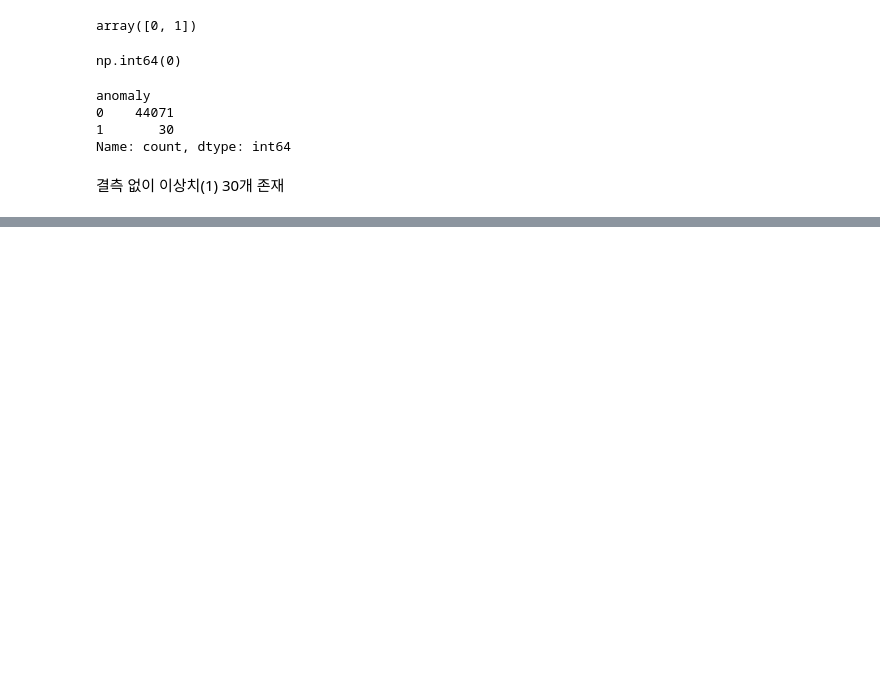
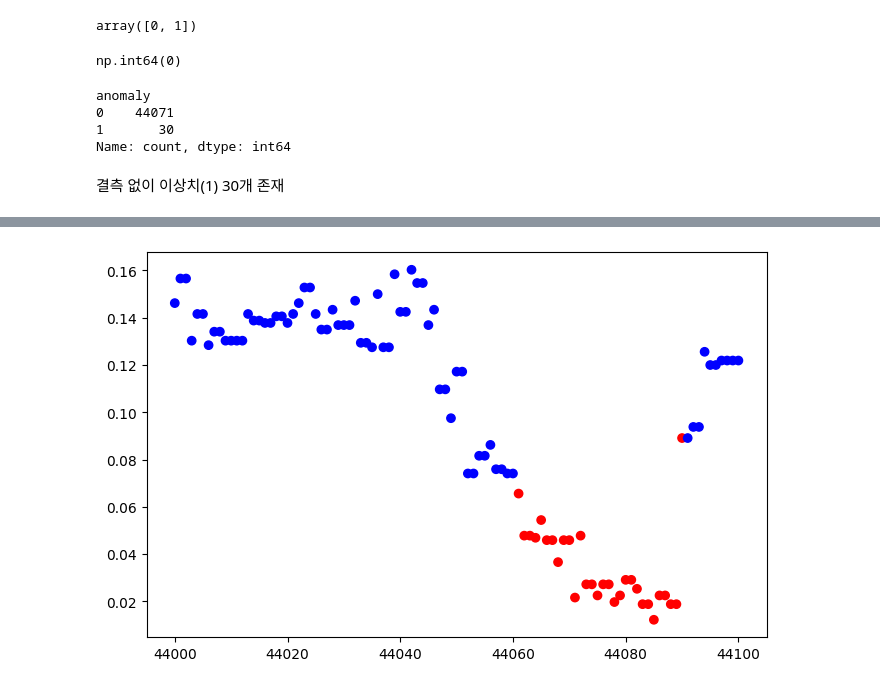
Before and after one commit to snaiws/kwater_2024_4, a Jupyter notebook: src/EDA_A.ipynb, the cells around one changed output, grey strips where cells are left out. Drawn from its saved outputs; the diff is of its cells as text; code cells hidden in the pictures; blank space fills up the shorter version.

```diff
--- a/src/EDA_A.ipynb
+++ b/src/EDA_A.ipynb
@@ -137,0 +232,12 @@ df
+# %%
+plt.figure(figsize=(8, 5))
+ind = 44000
+plt.scatter(
+    df[ind:].index,  # x축: 데이터의 인덱스
+    df["P8"][ind:],  # y축: float 컬럼
+    c=df["P8_flag"][ind:].map({1: "red", 0: "blue"}),  # 색상: bool 컬럼에 따라 결정
+    label=["1", "0"]
+)
+plt.show()
+# %% [output]
+[figure, added]
```
Also changed, not shown: parts of 63 cells of this notebook.
